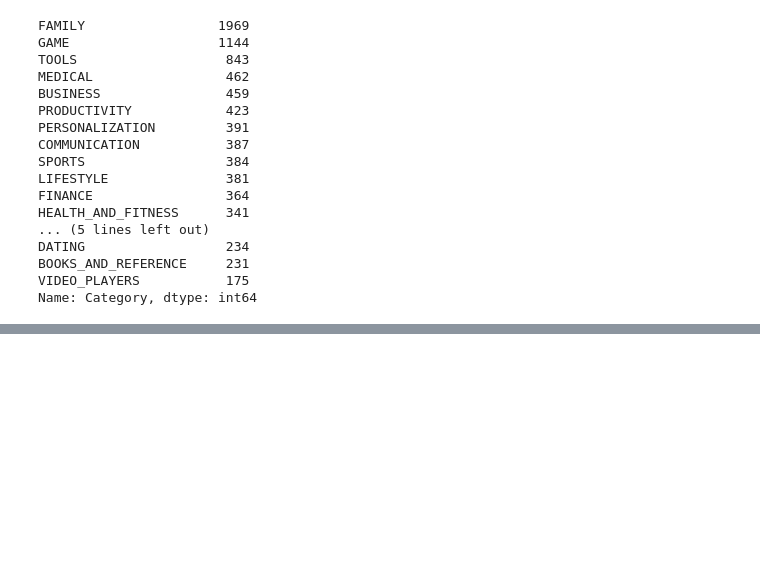
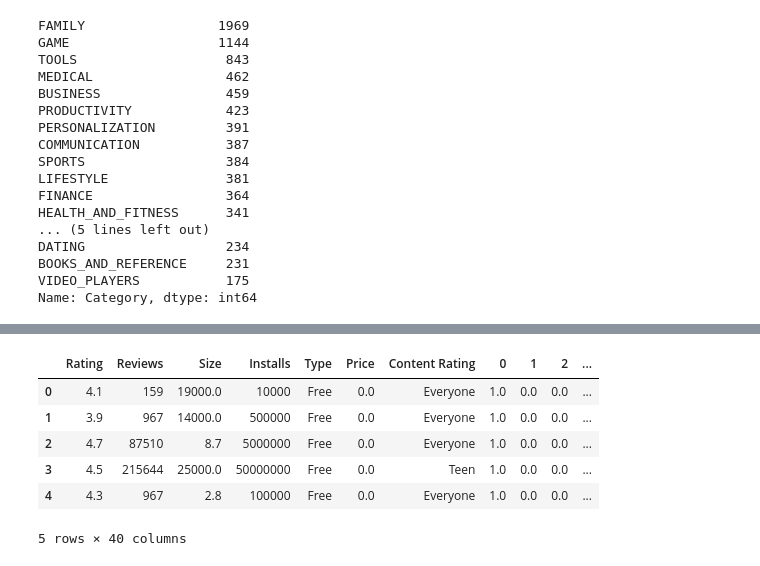
Before and after one commit to MattTheEconomist/GooglePlayAnalysis, a Jupyter notebook: GooglePlay.ipynb, the cells around one changed output, grey strips where cells are left out. Saved outputs shown, nothing was run; the diff lists cells and outputs as text; code cells hidden in the pictures; blank space fills up the shorter version.

```diff
--- a/GooglePlay.ipynb
+++ b/GooglePlay.ipynb
@@ -293,0 +369,21 @@ Name: Category, dtype: int64
+# %%
+
+xColz = ['Category', 'Rating', 'Reviews', 'Size', 'Installs', 'Type',
+       'Price', 'Content Rating']
+
+
+def findIdx(colName):
+    return xColz.index(colName)
+# %%
+xColz.remove("Category")
+xFrame = df[xColz]
+xFrame = xFrame.join(encoded_df)
+xFrame.head()
+# %% [output]
+|  | Rating | Reviews | Size | Installs | Type | Price | Content Rating | 0 | 1 | 2 | ... |
+| 0 | 4.1 | 159 | 19000.0 | 10000 | Free | 0.0 | Everyone | 1.0 | 0.0 | 0.0 | ... |
+| 1 | 3.9 | 967 | 14000.0 | 500000 | Free | 0.0 | Everyone | 1.0 | 0.0 | 0.0 | ... |
+| 2 | 4.7 | 87510 | 8.7 | 5000000 | Free | 0.0 | Everyone | 1.0 | 0.0 | 0.0 | ... |
+| 3 | 4.5 | 215644 | 25000.0 | 50000000 | Free | 0.0 | Teen | 1.0 | 0.0 | 0.0 | ... |
+| 4 | 4.3 | 967 | 2.8 | 100000 | Free | 0.0 | Everyone | 1.0 | 0.0 | 0.0 | ... |
+5 rows × 40 columns
```
Also changed, not shown: parts of 41 cells of this notebook.
